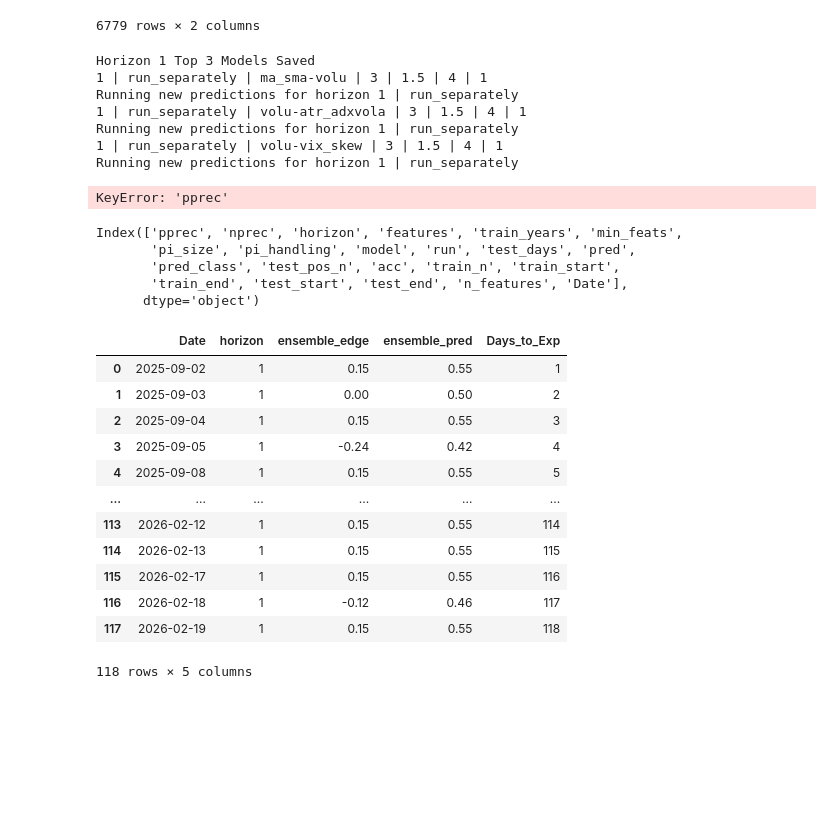
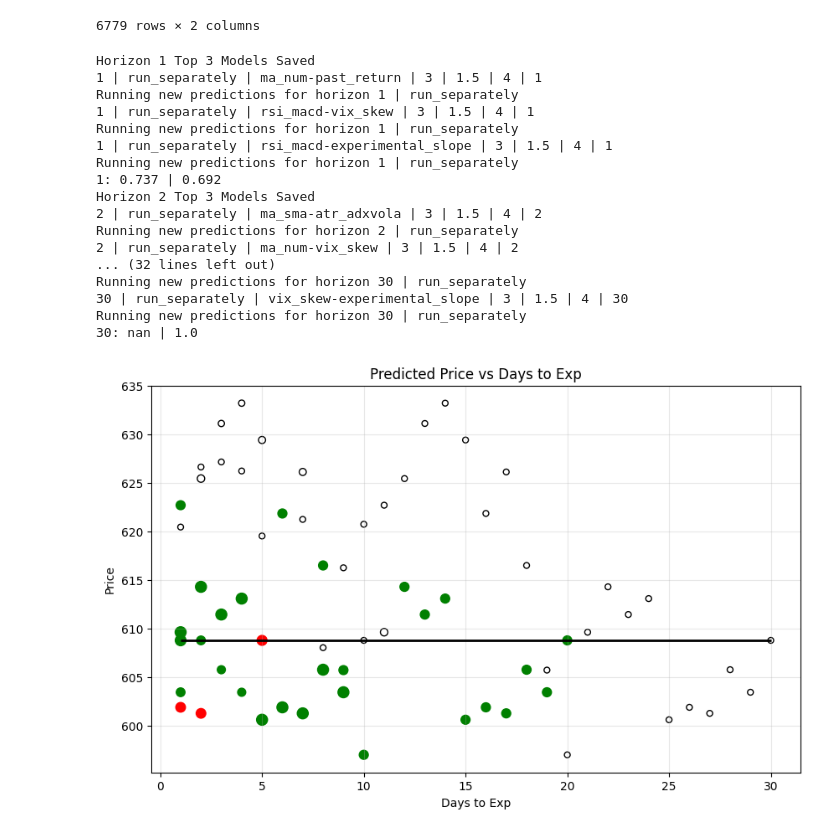
Before and after one commit to bchase17/Stocks, a Jupyter notebook: deployment.ipynb, the cells around one changed output. Saved outputs shown, nothing was run; the diff lists cells and outputs as text; code cells hidden in the pictures; blank space fills up the shorter version.

```diff
--- a/deployment.ipynb
+++ b/deployment.ipynb
@@ -129,6 +129,9 @@ def ensemble_perf(r, output_df):
 
     output_df.loc[output_df['pred'] < 0.45, 'pred'] = output_df['pred'] - 1
 
+    composite_score = performance_flow.run_performance(pred_filtered[pred_filtered['horizon'] == r].dropna(), min_th, cov_th)
+    output_df = composite_score[['pos_rate', 'pprec', 'nprec'] + keys].drop_duplicates().merge(output_df, on=keys, how="inner")
+
     output_df['pred_edge'] = np.where(output_df['pred'] > 0, output_df['pprec'] - output_df['pos_rate'], -output_df['nprec'] +(1-output_df['pos_rate'])).round(2)
 
     ensemble_df = (
@@ -137,9 +140,6 @@ def ensemble_perf(r, output_df):
         .agg({
             'Date': 'first',
             'horizon': 'first',
-            'Predicted_Price': 'first',
-            'Last_Close': 'first',
-            'LC_R_PP': 'first',
             'pred_edge': 'sum'
         })
         .rename(columns={'pred_edge': 'ensemble_edge'})
@@ -156,7 +156,7 @@ def ensemble_perf(r, output_df):
         0
     )
 
-    df = ensemble_perf_df.copy()
+    df = ensemble_perf_df[(ensemble_perf_df['ensemble_pred'] > .52) | (ensemble_perf_df['ensemble_pred'] < .48)].copy()
 
     # predicted class
     df["pred_class"] = np.where(df["ensemble_pred"] > 0.5, 1,
@@ -164,11 +164,12 @@ def ensemble_perf(r, output_df):
 
     # positive precision
     pos_mask = df["pred_class"] == 1
-    pos_prec = (df.loc[pos_mask, f'Return_{r}'] == 1).mean().round(3)
-
     # negative precision
     neg_mask = df["pred_class"] == 0
-    neg_prec = (df.loc[neg_mask, f'Return_{r}'] == 0).mean().round(3)
+
+    pos_prec = np.round((df.loc[pos_mask, f"Return_{r}"] == 1).mean(), 3) if pos_mask.any() else np.nan
+    neg_prec = np.round((df.loc[neg_mask, f"Return_{r}"] == 0).mean(), 3) if neg_mask.any() else np.nan
+    print(f"{r}: {pos_prec} | {neg_prec}")
 
     return pos_prec, neg_prec
 
@@ -179,7 +180,7 @@ n = 3 # number of top models to select
 file_ext = "performance_all"
 min_th = 0.55
 cov_th = 0.75
-perf_cutoff_date = '2025-09-01'
+perf_cutoff_date = '2026-01-01'
 ensemble_all_df = pd.DataFrame()
 ensemble_frames = []
 
@@ -327,42 +328,44 @@ for r in h:
     ensemble_df = (
         output_df
         .groupby('Date', as_index=False)
         .agg({
             'Date': 'first',
             'horizon': 'first',
             'Predicted_Price': 'first',
             'Last_Close': 'first',
             'LC_R_PP': 'first',
             'pred_edge': 'sum'
         })
         .rename(columns={'pred_edge': 'ensemble_edge'})
     )
     ensemble_df['ensemble_pred'] = (ensemble_df['ensemble_edge'] / n + .5).round(2)
     ensemble_df['Days_to_Exp'] = ensemble_df.index + 1
 
     pos_prec, neg_prec = ensemble_perf(r, pred_filtered)
     ensemble_df['pos_prec'] = pos_prec
     ensemble_df['neg_prec'] = neg_prec
 
     ensemble_frames.append(ensemble_df)
 
 ensemble_all_df = pd.concat(ensemble_frames, ignore_index=True)
 
 pred_chart(ensemble_all_df)
 # %% [output]
 Horizon 1 Top 3 Models Saved
-1 | run_separately | ma_sma-volu | 3 | 1.5 | 4 | 1
+1 | run_separately | ma_num-past_return | 3 | 1.5 | 4 | 1
 Running new predictions for horizon 1 | run_separately
-1 | run_separately | volu-atr_adxvola | 3 | 1.5 | 4 | 1
+1 | run_separately | rsi_macd-vix_skew | 3 | 1.5 | 4 | 1
 Running new predictions for horizon 1 | run_separately
-1 | run_separately | volu-vix_skew | 3 | 1.5 | 4 | 1
+1 | run_separately | rsi_macd-experimental_slope | 3 | 1.5 | 4 | 1
 Running new predictions for horizon 1 | run_separately
+1: 0.737 | 0.692
+Horizon 2 Top 3 Models Saved
+2 | run_separately | ma_sma-atr_adxvola | 3 | 1.5 | 4 | 2
+Running new predictions for horizon 2 | run_separately
+2 | run_separately | ma_num-vix_skew | 3 | 1.5 | 4 | 2
+... (32 lines left out)
+Running new predictions for horizon 30 | run_separately
+30 | run_separately | vix_skew-experimental_slope | 3 | 1.5 | 4 | 30
+Running new predictions for horizon 30 | run_separately
+30: nan | 1.0
-KeyError: 'pprec'
+[figure, added]
-# %%
-output_df.columns
-# %% [output]
-Index(['pprec', 'nprec', 'horizon', 'features', 'train_years', 'min_feats',
-       'pi_size', 'pi_handling', 'model', 'run', 'test_days', 'pred',
-       'pred_class', 'test_pos_n', 'acc', 'train_n', 'train_start',
-       'train_end', 'test_start', 'test_end', 'n_features', 'Date'],
-      dtype='object')
@@ -414,16 +371,0 @@ neg_prec = (df.loc[neg_mask, f'Return_{r}'] == 0).mean().round(3)
-# %%
-ensemble_df
-# %% [output]
-|  | Date | horizon | ensemble_edge | ensemble_pred | Days_to_Exp |
-| 0 | 2025-09-02 | 1 | 0.15 | 0.55 | 1 |
-| 1 | 2025-09-03 | 1 | 0.00 | 0.50 | 2 |
-| 2 | 2025-09-04 | 1 | 0.15 | 0.55 | 3 |
-| 3 | 2025-09-05 | 1 | -0.24 | 0.42 | 4 |
-| 4 | 2025-09-08 | 1 | 0.15 | 0.55 | 5 |
-| ... | ... | ... | ... | ... | ... |
-| 113 | 2026-02-12 | 1 | 0.15 | 0.55 | 114 |
-| 114 | 2026-02-13 | 1 | 0.15 | 0.55 | 115 |
-| 115 | 2026-02-17 | 1 | 0.15 | 0.55 | 116 |
-| 116 | 2026-02-18 | 1 | -0.12 | 0.46 | 117 |
-| 117 | 2026-02-19 | 1 | 0.15 | 0.55 | 118 |
-118 rows × 5 columns
```
Also changed, not shown: parts of 1 cell of this notebook, 2 other files.
